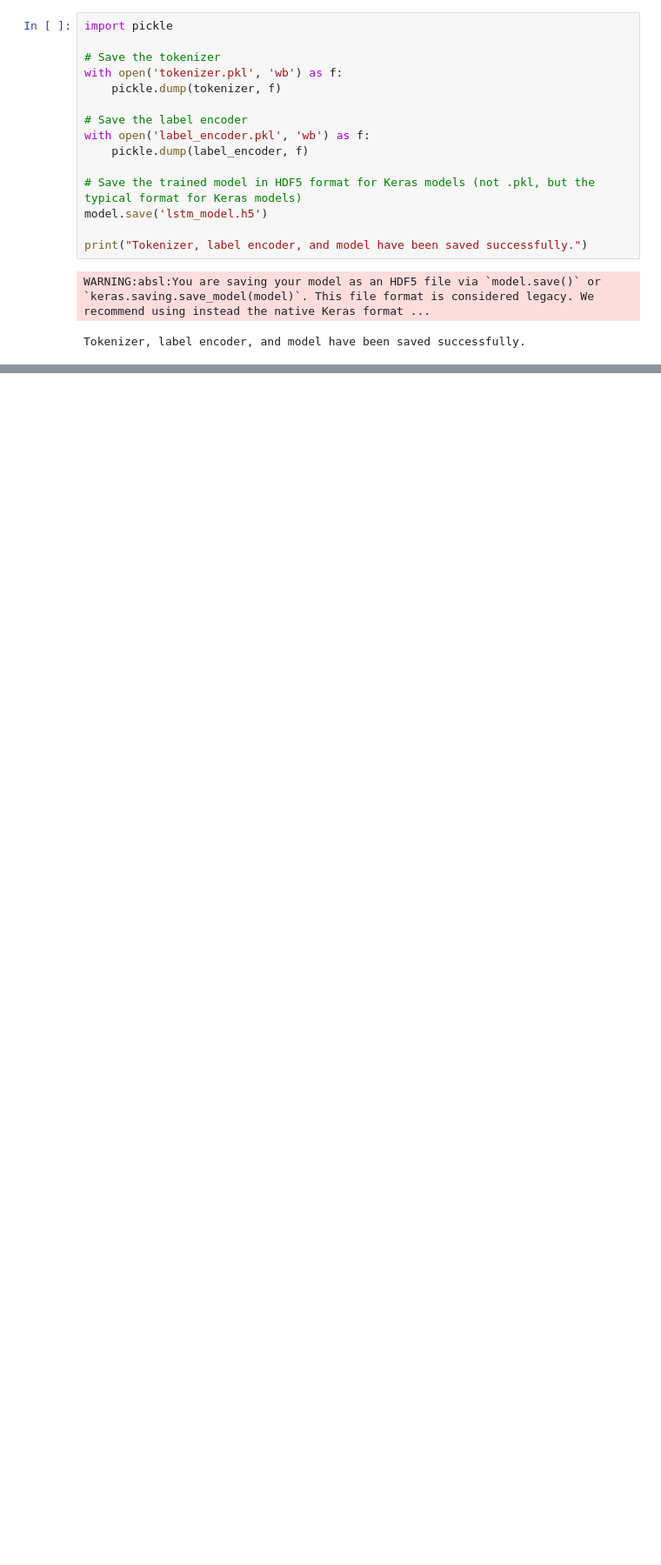
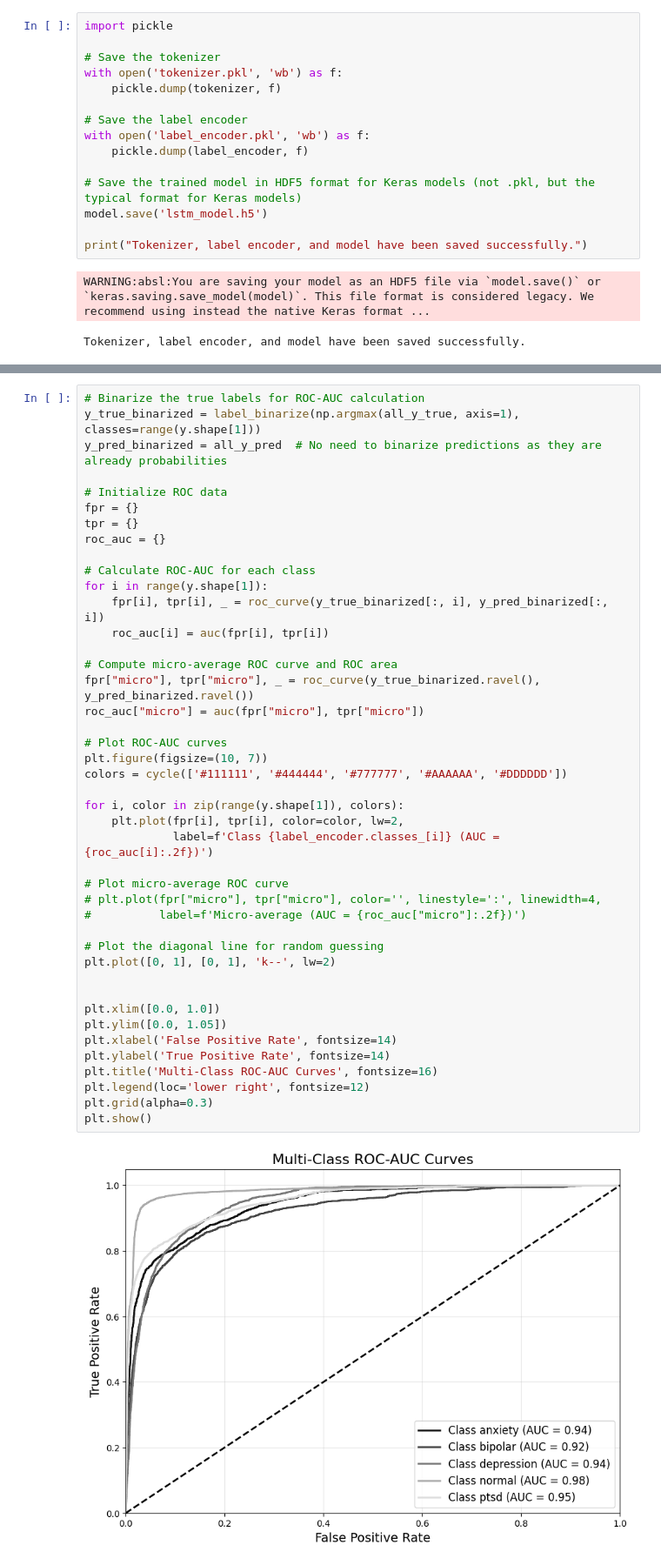
Before and after one commit to arkapg211002/MAFSMBMDDPWI-FYP-2025, a Jupyter notebook: D03 Model Training and Evaluation/07 LSTM.ipynb, the cells around one changed output, grey strips where cells are left out. Shown at 87% size. Cells and saved outputs as stored; diff of their text form; blank space fills up the shorter version.

```diff
--- a/D03 Model Training and Evaluation/08 LSTM.ipynb
+++ b/D03 Model Training and Evaluation/07 LSTM.ipynb
@@ -343,0 +579,45 @@ Tokenizer, label encoder, and model have been saved successfully.
+# %%
+# Binarize the true labels for ROC-AUC calculation
+y_true_binarized = label_binarize(np.argmax(all_y_true, axis=1), classes=range(y.shape[1]))
+y_pred_binarized = all_y_pred  # No need to binarize predictions as they are already probabilities
+
+# Initialize ROC data
+fpr = {}
+tpr = {}
+roc_auc = {}
+
+# Calculate ROC-AUC for each class
+for i in range(y.shape[1]):
+    fpr[i], tpr[i], _ = roc_curve(y_true_binarized[:, i], y_pred_binarized[:, i])
+    roc_auc[i] = auc(fpr[i], tpr[i])
+
+# Compute micro-average ROC curve and ROC area
+fpr["micro"], tpr["micro"], _ = roc_curve(y_true_binarized.ravel(), y_pred_binarized.ravel())
+roc_auc["micro"] = auc(fpr["micro"], tpr["micro"])
+
+# Plot ROC-AUC curves
+plt.figure(figsize=(10, 7))
+colors = cycle(['#111111', '#444444', '#777777', '#AAAAAA', '#DDDDDD'])
+
+for i, color in zip(range(y.shape[1]), colors):
+    plt.plot(fpr[i], tpr[i], color=color, lw=2,
+             label=f'Class {label_encoder.classes_[i]} (AUC = {roc_auc[i]:.2f})')
+
+# Plot micro-average ROC curve
+# plt.plot(fpr["micro"], tpr["micro"], color='', linestyle=':', linewidth=4,
+#          label=f'Micro-average (AUC = {roc_auc["micro"]:.2f})')
+
+# Plot the diagonal line for random guessing
+plt.plot([0, 1], [0, 1], 'k--', lw=2)
+
+
+plt.xlim([0.0, 1.0])
+plt.ylim([0.0, 1.05])
+plt.xlabel('False Positive Rate', fontsize=14)
+plt.ylabel('True Positive Rate', fontsize=14)
+plt.title('Multi-Class ROC-AUC Curves', fontsize=16)
+plt.legend(loc='lower right', fontsize=12)
+plt.grid(alpha=0.3)
+plt.show()
+# %% [output]
+[figure, added]
```
Also changed, not shown: parts of 3 cells of this notebook.
